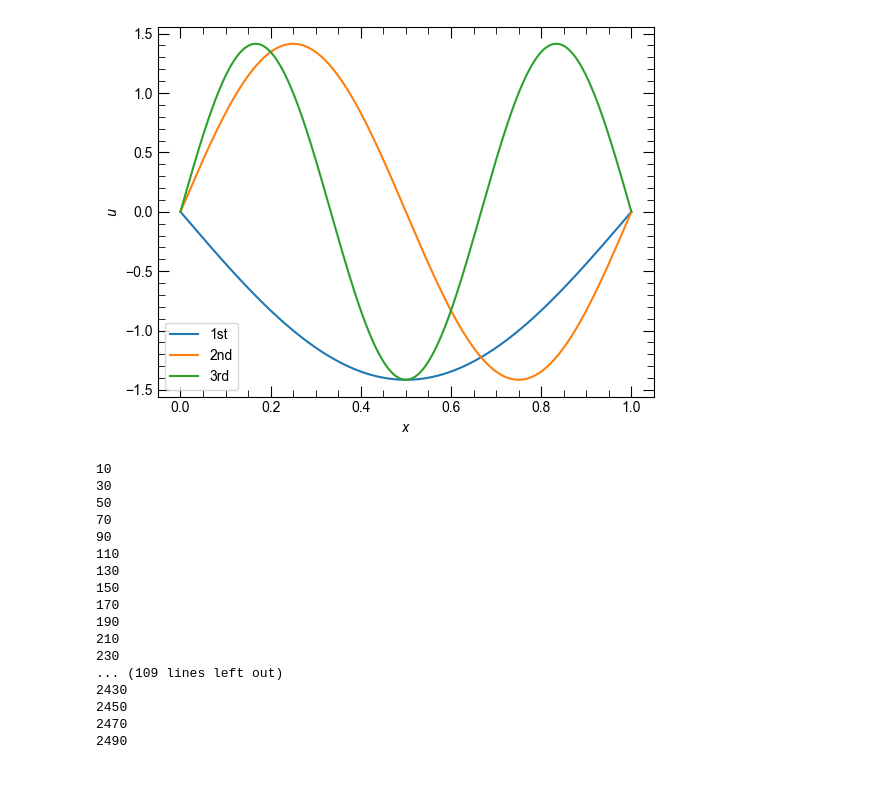
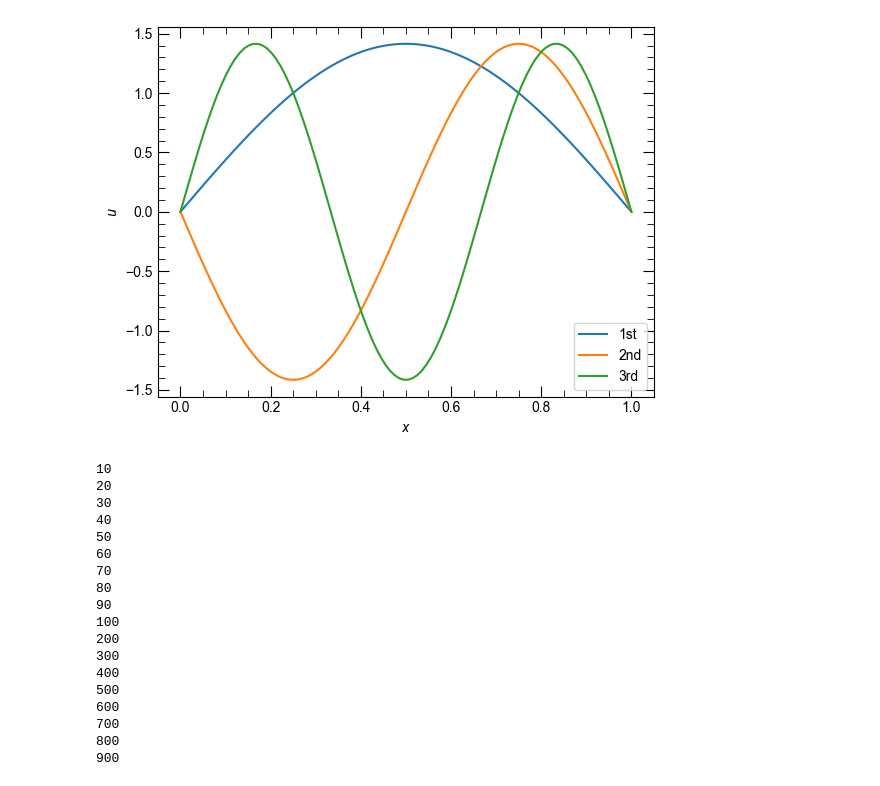
Before and after one commit to yamashun99/fem_schrodinger, a Jupyter notebook: examples/main_1d.ipynb, the cells around one changed output. Saved outputs shown, nothing was run; the diff lists cells and outputs as text; code cells hidden in the pictures.

```diff
--- a/examples/main_1d.ipynb
+++ b/examples/main_1d.ipynb
@@ -14,52 +14,66 @@ from src.fem_1d_eigen import *
 # %%
-xs = np.linspace(0, 1, 500)
-v = np.zeros_like(xs)
-dirichlet_bc = np.array([0, 0])
-femeig = Fem1dEigen(xs, v, dirichlet_bc)
+xs = np.linspace(0, 1, 100)
+v = np.ones_like(xs)
+femeig = Fem1dEigen(xs, v)
 K = femeig.get_K()
 M = femeig.get_M()
-val, vec = eigsh(K, k=3, M=M, which="LA", sigma=0)
+V = femeig.get_V()
+K_dirichlet = K[1:-1, 1:-1]
+M_dirichlet = M[1:-1, 1:-1]
+V_dirichlet = V[1:-1, 1:-1]
+k = 3
+val, vec = eigsh(K_dirichlet + V_dirichlet, k=k,
+                 M=M_dirichlet, which="LA", sigma=0)
 # %%
+vec_0 = np.insert(vec, 0, 0, axis=0)
+vec_0_m1 = np.insert(vec_0, vec_0.shape[0], 0, axis=0)
 fig, ax = plt.subplots()
-ax.plot(xs, vec[:, 0], label="1st")
-ax.plot(xs, vec[:, 1], label="2nd")
-ax.plot(xs, vec[:, 2], label="3rd")
+ax.plot(xs, vec_0_m1[:, 0], label="1st")
+ax.plot(xs, vec_0_m1[:, 1], label="2nd")
+ax.plot(xs, vec_0_m1[:, 2], label="3rd")
 ax.legend()
 ax.set_xlabel("$x$")
 ax.set_ylabel("$u$")
 fig.savefig("eigenfunction.pdf")
 # %% [output]
-[figure, old version]
+[figure, new version]
 # %%
 vals = []
-irange = range(10, 2500, 20)
-for i in irange:
+part1 = np.arange(10, 100, 10)
+part2 = np.arange(100, 1000, 100)
+combined = np.concatenate((part1, part2))
+for i in combined:
     print(i)
     xs = np.linspace(0, 1, i)
     v = np.zeros_like(xs)
-    dirichlet_bc = np.array([0, 0])
-    femeig = Fem1dEigen(xs, v, dirichlet_bc)
+    femeig = Fem1dEigen(xs, v)
     K = femeig.get_K()
-    M = 2 * femeig.get_M()
-    val, vec = eigsh(K, k=1, M=M, which="LM", sigma=0)
+    M = femeig.get_M()
+    V = femeig.get_V()
+    K_dirichlet = K[1:-1, 1:-1]
+    M_dirichlet = M[1:-1, 1:-1]
+    V_dirichlet = V[1:-1, 1:-1]
+    val, vec = eigsh(K_dirichlet+V_dirichlet, k=1,
+                     M=M_dirichlet, which="LM", sigma=0)
     vals.append(val)
 # %% [output]
 10
+20
 30
+40
 50
+60
 70
+80
 90
-110
-130
-150
-170
-190
-210
-230
-... (109 lines left out)
-2430
-2450
-2470
-2490
+100
+200
+300
+400
+500
+600
+700
+800
+900
 # %%
 fig, ax = plt.subplots()
```
Also changed, not shown: parts of 5 cells of this notebook, 15 other files.
